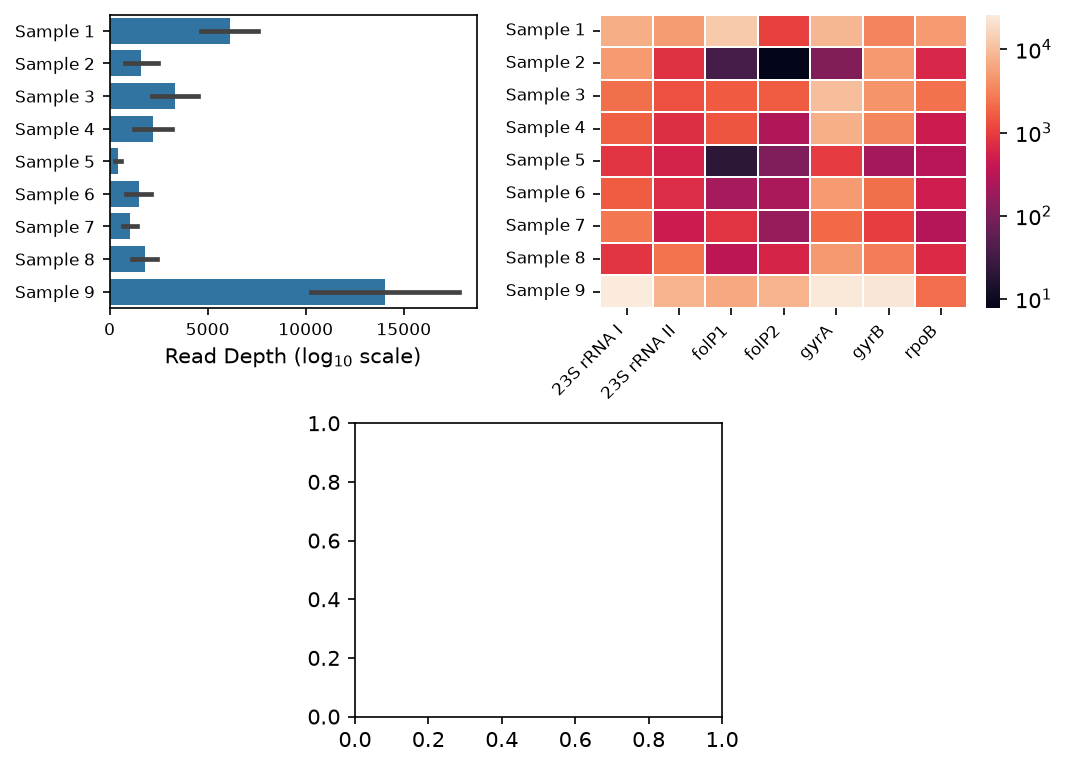
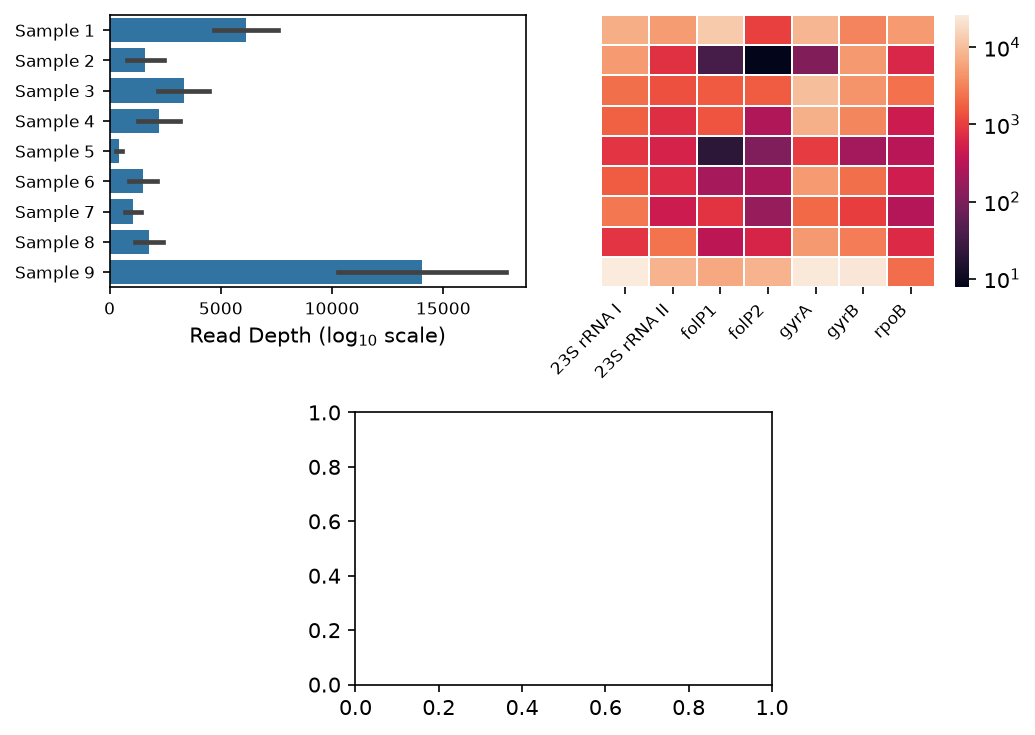
The notebook cell's code change between the first figure and the second:
--- before
+++ after
@@ -1,3 +1,3 @@
-fig = plt.figure(figsize=(7,5), dpi=150, layout="constrained")
+fig = plt.figure(figsize=(7,5), dpi=150, layout="tight")
 
 gs = GridSpec(nrows=2, ncols=4, figure=fig)
@@ -19,5 +19,7 @@
 ax2.set_xlabel(None)
 plt.setp(ax2.get_xticklabels(), rotation=45, ha="right", size=8)
-plt.setp(ax2.get_yticklabels(), size=8)
+# plt.setp(ax2.get_yticklabels(), size=8)
+ax2.set_yticklabels([])
+ax2.set_yticks([])
 
 cbar = ax2.collections[0].colorbar

Commit: Update amplicon_stats.ipynb